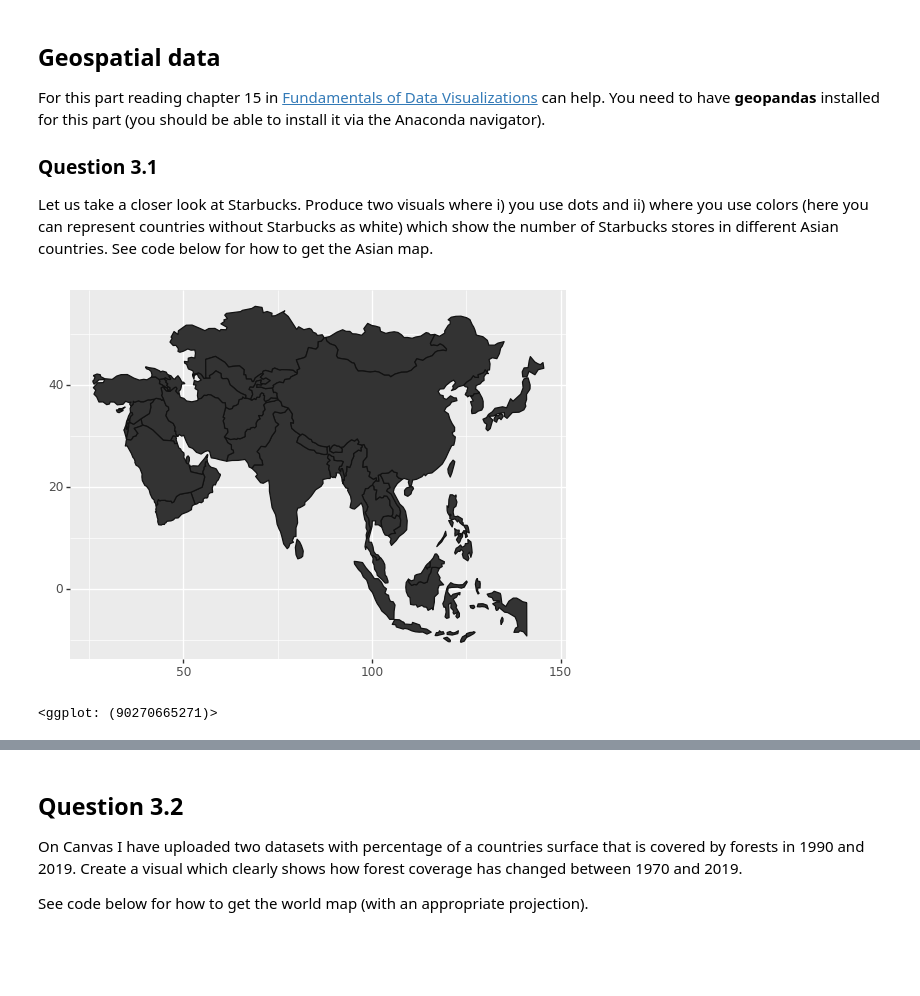
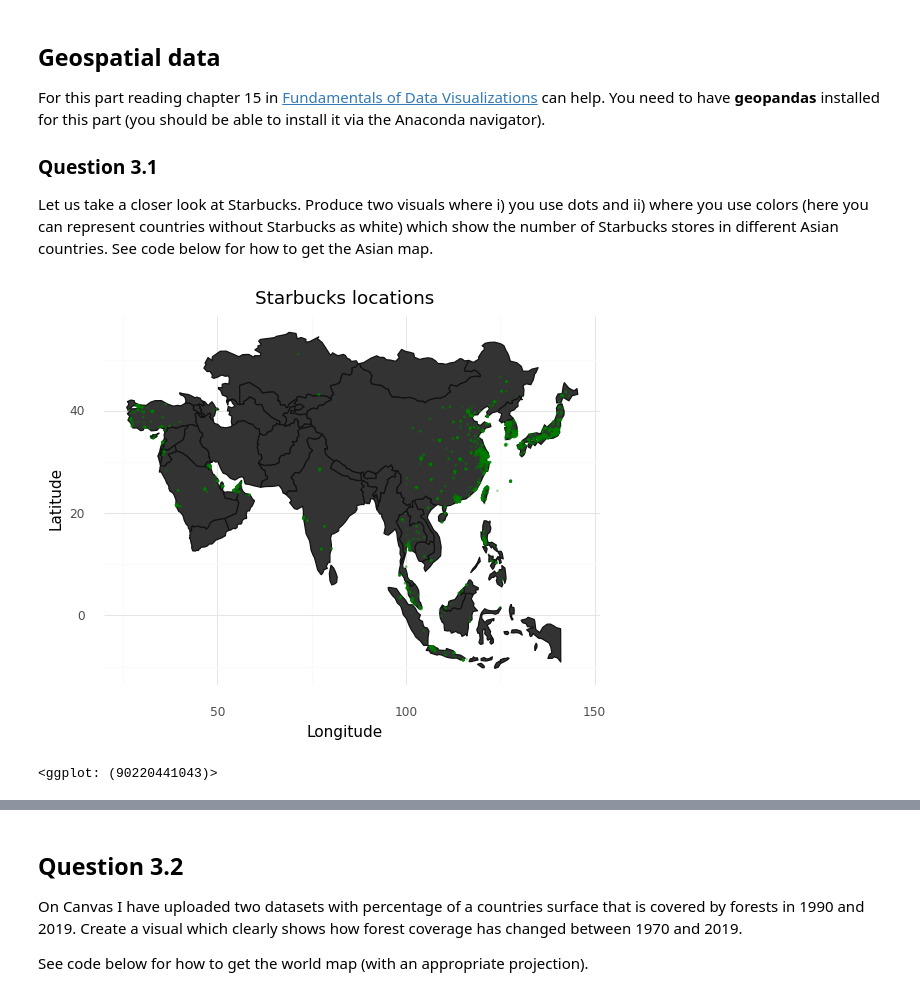
Before and after one commit to AxelEiman/SciVis, a Jupyter notebook: HW3/Homework3.ipynb, the cells around one changed output, grey strips where cells are left out. Drawn from its saved outputs; the diff is of its cells as text; code cells hidden in the pictures; blank space fills up the shorter version.

```diff
--- a/HW3/Homework3.ipynb
+++ b/HW3/Homework3.ipynb
@@ -313,13 +313,24 @@ Let us take a closer look at Starbucks. Produce two visuals where i) you use dot
 world = gpd.read_file(gpd.datasets.get_path("naturalearth_lowres"))
 asia = world[world["continent"] == "Asia"]
 
-# data_plot = asia.merge(starbucks_stores, left_on="iso_a3", right_on="iso_a3") will give you a dataset you can work with
+starbucks_stores = pd.read_csv('Starbucks_data.csv')
+# print(starbucks_stores)
 
-(ggplot(asia)
-    + geom_map())
+data_plot = asia.merge(starbucks_stores, left_on="iso_a3", right_on="iso_a3") #will give you a dataset you can work with
-# %% [output]
-[figure, removed]
-<ggplot: (90270665271)>
 # %%
 # Insert code here for visual 1
 # Remember to print the visual
+
+p = (ggplot(asia)
+    + geom_map()
+    + geom_point(data=data_plot, mapping=aes(x='Longitude', y='Latitude'), color='green', alpha=0.2, size=0.2)
+    + labs(title='Starbucks locations')
+    + theme_minimal()
+    + theme(
+
+    )
+)
+p
+# %% [output]
+[figure, added]
+<ggplot: (90220441043)>
```
Also changed, not shown: parts of 12 cells of this notebook.
